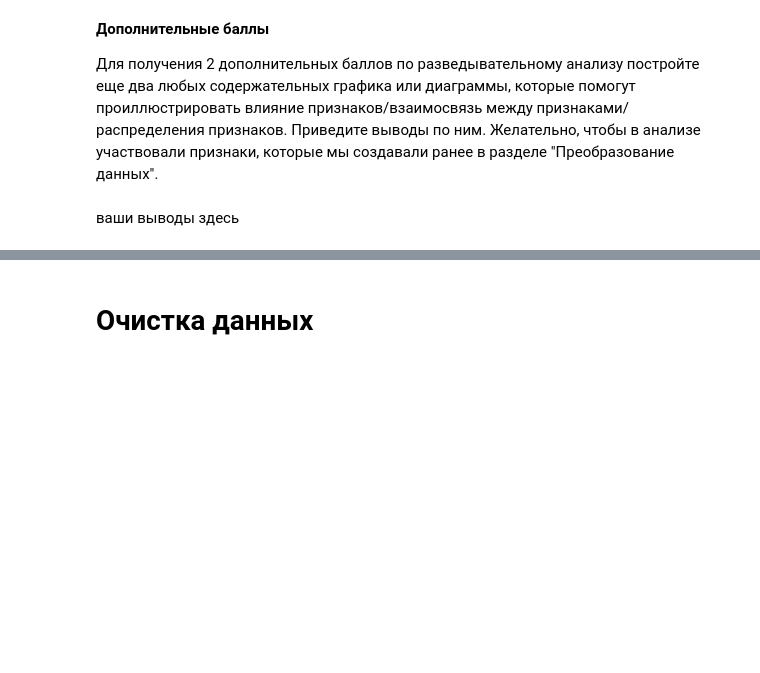
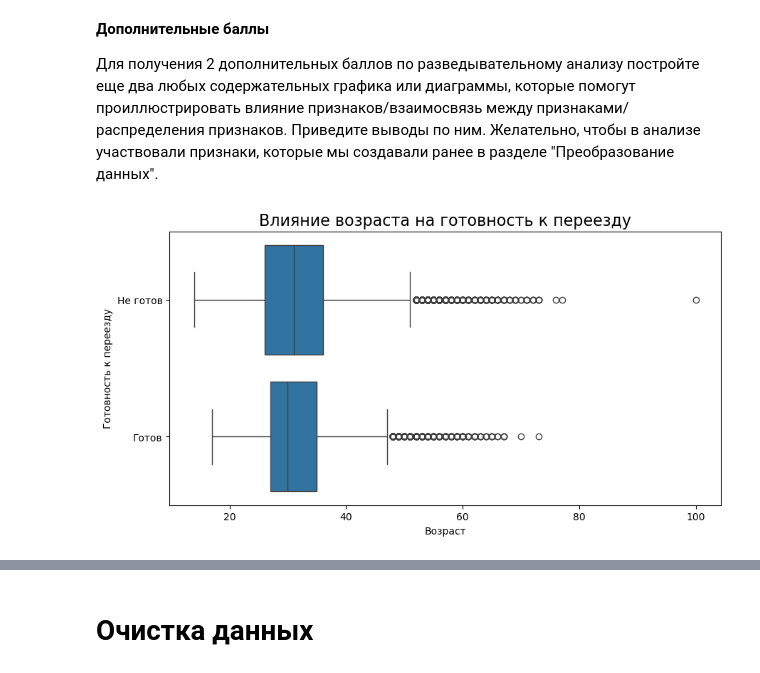
Before and after one commit to feelingcxld/SkillFactory, a Jupyter notebook: HeadHunterResumeAnalysis/hh_resume_analysis.ipynb, the cells around one changed output, grey strips where cells are left out. Saved outputs shown, nothing was run; the diff lists cells and outputs as text; code cells hidden in the pictures; blank space fills up the shorter version.

Commit message:
add additional graphs

```diff
--- a/HeadHunterResumeAnalysis/hh_resume_analysis.ipynb
+++ b/HeadHunterResumeAnalysis/hh_resume_analysis.ipynb
@@ -353,14 +353,3 @@ hh_df.head(10)
 Такой метод преобразования категориальных признаков называется One Hot Encoding и его схема представлена на рисунке ниже:
 <img src=https://raw.githubusercontent.com/AndreyRysistov/DatasetsForPandas/main/ohe.jpg>
 Выполните данное преобразование для признаков "Занятость" и "График", ответьте на контрольные вопросы, после чего удалите их из таблицы
-# %%
-# Создание признака-мигалки по признаку 'Занятость'
-hh_df['Полная занятость'] = hh_df['Занятость'].apply(lambda x: True if 'полная занятость' in x else False)
-hh_df['Частичная занятость'] = hh_df['Занятость'].apply(lambda x: True if 'частичная занятость' in x else False)
-hh_df['Проектная работа'] = hh_df['Занятость'].apply(lambda x: True if 'проектная работа' in x else False)
-hh_df['Стажировка'] = hh_df['Занятость'].apply(lambda x: True if 'стажировка' in x else False)
-hh_df['Волонтерство'] = hh_df['Занятость'].apply(lambda x: True if 'волонтерство' in x else False)
-
-hh_df = hh_df.drop('Занятость', axis=1)
-
-hh_df.head(10)
@@ -379,11 +355,0 @@ hh_df.head(10)
-# %%
-# Создание признака-мигалки для признака 'График'
-hh_df['Полный день'] = hh_df['График'].apply(lambda x: True if 'полный день' in x else False)
-hh_df['Гибкий график'] = hh_df['График'].apply(lambda x: True if 'гибкий график' in x else False)
-hh_df['Сменный график'] = hh_df['График'].apply(lambda x: True if 'сменный график' in x else False)
-hh_df['Вахтовый метод'] = hh_df['График'].apply(lambda x: True if 'вахтовый метод' in x else False)
-hh_df['Удаленная работа'] = hh_df['График'].apply(lambda x: True if 'удаленная работа' in x else False)
-
-hh_df = hh_df.drop('График', axis=1)
-
-hh_df.head()
@@ -397,0 +356,13 @@ hh_df.head()
+# %%
+employment_list = ['полная занятость', 'частичная занятость', 'проектная работа', 'стажировка', 'волонтерство']
+schedule_list = ['полный день', 'гибкий график', 'сменный график', 'вахтовый метод', 'удаленная работа']
+
+# Создание признака-мигалки для значений из признаков `Занятость` и `График`
+for employment, schedule in zip(employment_list, schedule_list):
+    hh_df[employment] = hh_df['Занятость'].apply(lambda x: employment in x)
+    hh_df[schedule] = hh_df['График'].apply(lambda x: schedule in x)
+
+hh_df = hh_df.drop('Занятость', axis=1)
+hh_df = hh_df.drop('График', axis=1)
+
+hh_df.head()
@@ -639,5 +618,13 @@ plt.show()
 **Дополнительные баллы**
 
 Для получения 2 дополнительных баллов по разведывательному анализу постройте еще два любых содержательных графика или диаграммы, которые помогут проиллюстрировать влияние признаков/взаимосвязь между признаками/распределения признаков. Приведите выводы по ним. Желательно, чтобы в анализе участвовали признаки, которые мы создавали ранее в разделе "Преобразование данных".
-# %% [markdown]
-ваши выводы здесь
+# %%
+fig = plt.figure(figsize=(10, 5))
+
+boxplot = sns.boxplot(hh_df, x='Возраст', y='Готовность к переезду', orient='h')
+boxplot.set_title('Влияние возраста на готовность к переезду', fontsize=16)
+boxplot.set(yticks=[False, True], yticklabels=['Не готов', 'Готов'])
+
+plt.show()
+# %% [output]
+[figure, added]
```
Also changed, not shown: parts of 8 cells of this notebook.
